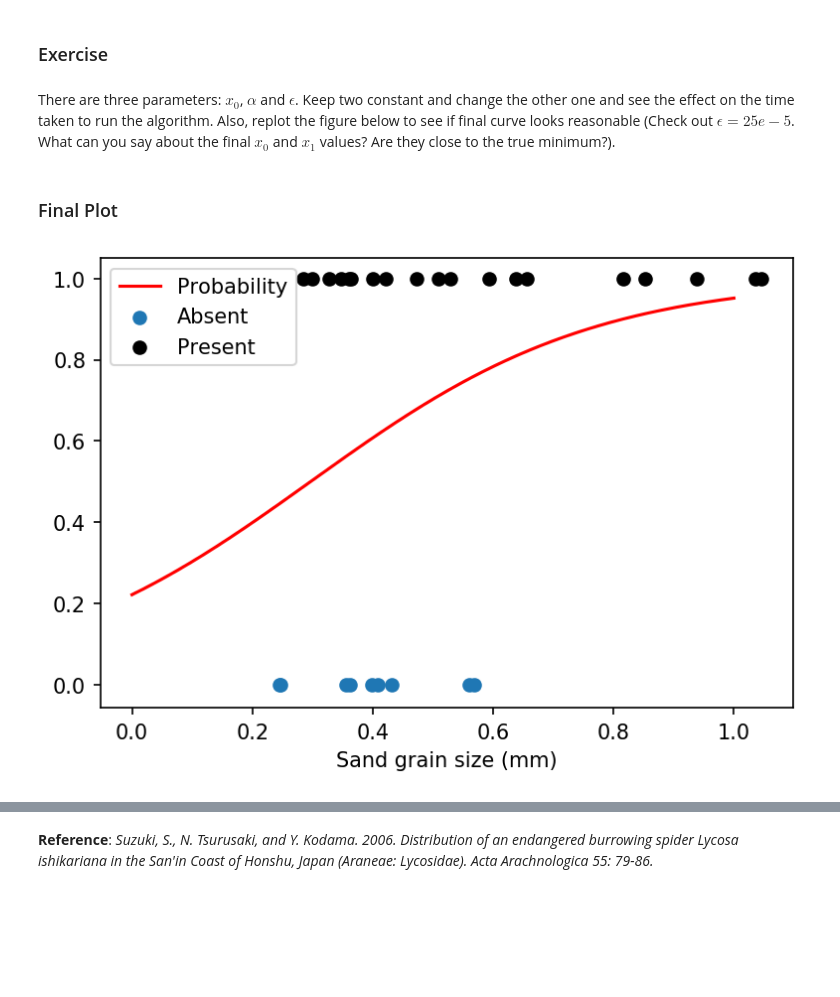
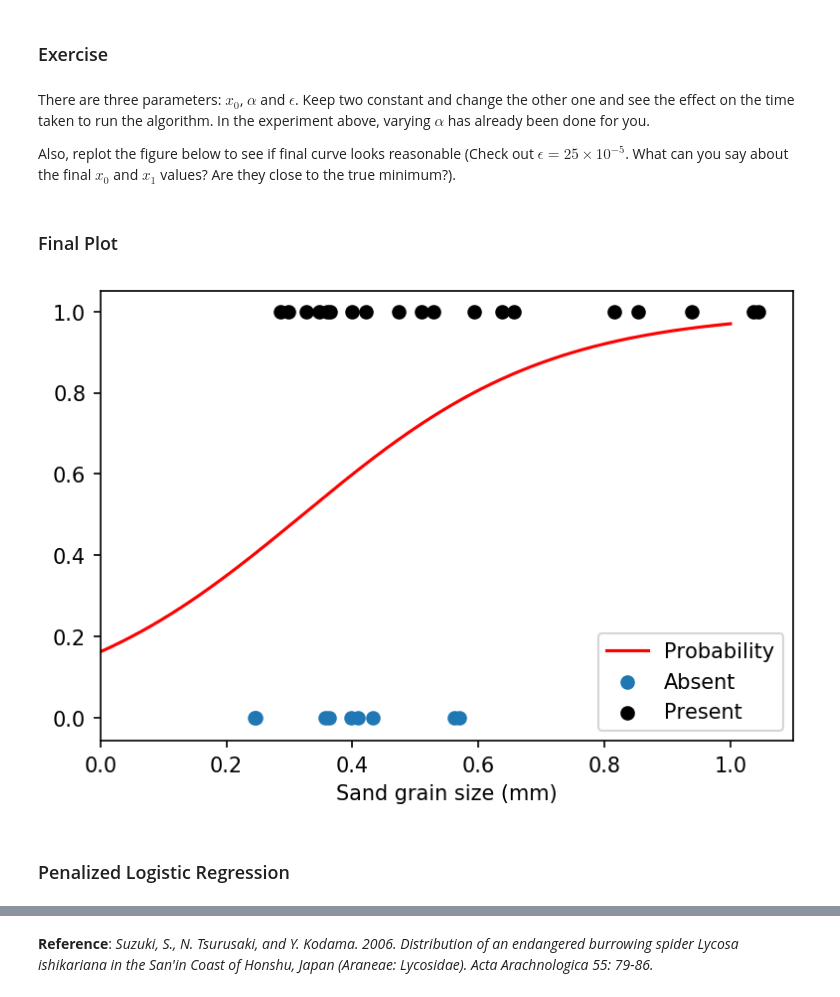
Before and after one commit to UW-AMO/neurohackademy, a Jupyter notebook: notebooks/Simple Logistic Regression.ipynb, the cells around one changed output, grey strips where cells are left out. Saved outputs shown, nothing was run; the diff lists cells and outputs as text; code cells hidden in the pictures; blank space fills up the shorter version.

```diff
--- a/notebooks/Simple Logistic Regression.ipynb
+++ b/notebooks/Simple Logistic Regression.ipynb
@@ -118,6 +119,10 @@ and is encoded in the following python function.
 ### We create a python function that returns the gradient of the objective function
 # %%
 def gradF(x):
+    """
+    input: x = [x_0, x_1]
+    output: gradient of the objective function at x
+    """
     out = np.zeros(2)
     for i in range(m):
         out[0] += np.exp(x[0] + x[1]*a[i])/(1 + np.exp(x[0] + x[1]*a[i])) - y[i]
@@ -127,15 +148,7 @@ def gradF(x):
 ### Run the gradient descent algorithm
 # %%
 start = np.array([1, 1]) # initial guess. Other values: np.array([10, 1]), np.array([1, 10]), np.array([-10, 1])
-alpha = 0.0001 # step size. Other values: 0.0025, 0.01 , 0.1
+alpha = 0.001 # step size. Other values: 0.0025, 0.01 , 0.1
+eps = 1e-6 # tolerance. Other values 1e-5, 25e-5, 7e-7
 
-prev = start
-final = start - alpha*gradF(start)
-counter = 0
-eps = 1e-6 # tolerance. Other values 1e-5, 25e-5, 7e-7
-while (np.linalg.norm(prev - final) > eps):
-    prev = final
-    final = final - alpha*gradF(final)
-    counter += 1
-
-print(counter)
+final, counter = runGradientDescent(start, alpha, eps)
@@ -143,0 +157,20 @@ print(counter)
+# %%
+def objective(x):
+    """
+    input: x = [x_0, x_1]
+    output: objective value at the given x
+    """
+    output = 0
+    for i in range(m):
+        output += np.log(1 + np.exp(x[0] + x[1]*a[i])) - y[i]*(x[0] + x[1]*a[i])
+    return output
+# %%
+# Running gradient descent algorithm for different choices of alpha
+alpha_values = np.array([0.25, 0.125, 0.075, 0.01])
+objective_values = np.zeros(len(alpha_values))
+iteration_values = np.zeros(len(alpha_values))
+for i in range(len(alpha_values)):
+    alpha = alpha_values[i]
+    final, counter = runGradientDescent(start, alpha, eps)
+    objective_values[i] = objective(final)
+    iteration_values[i] = counter
@@ -144,18 +188,23 @@ print(counter)
 # %% [markdown]
 ### Exercise
 # %% [markdown]
-There are three parameters: $x_0$, $\alpha$ and $\epsilon$. Keep two constant and change the other one and see the effect on the time taken to run the algorithm. Also, replot the figure below to see if final curve looks reasonable (Check out $\epsilon = 25e-5$. What can you say about the final $x_0$ and $x_1$ values? Are they close to the true minimum?).
+There are three parameters: $x_0$, $\alpha$ and $\epsilon$. Keep two constant and change the other one and see the effect on the time taken to run the algorithm. In the experiment above, varying $\alpha$ has already been done for you.
+
+Also, replot the figure below to see if final curve looks reasonable (Check out $\epsilon = 25\times10^{-5}$. What can you say about the final $x_0$ and $x_1$ values? Are they close to the true minimum?).
 # %% [markdown]
 ### Final Plot
 # %%
 x = np.linspace(0, 1, 1000)
 p = np.array([np.exp(final[0] + final[1]*x[i])/(1 + np.exp(final[0] + final[1]*x[i])) for i in range(1000)])
 plt.figure(dpi = 150)
 plt.scatter(a0, y0, marker='o', label='Absent')
 plt.scatter(a1, y1, marker='o', color='black', label='Present')
 plt.plot(x, p, color='red', label='Probability')
 plt.xlabel('Sand grain size (mm)')
-plt.legend()
+plt.legend(loc=4)
+plt.xlim([0, 1.1])
 plt.show()
 # %% [output]
-[figure, old version]
+[figure, new version]
+# %% [markdown]
+### Penalized Logistic Regression
```
Also changed, not shown: parts of 15 cells of this notebook.
